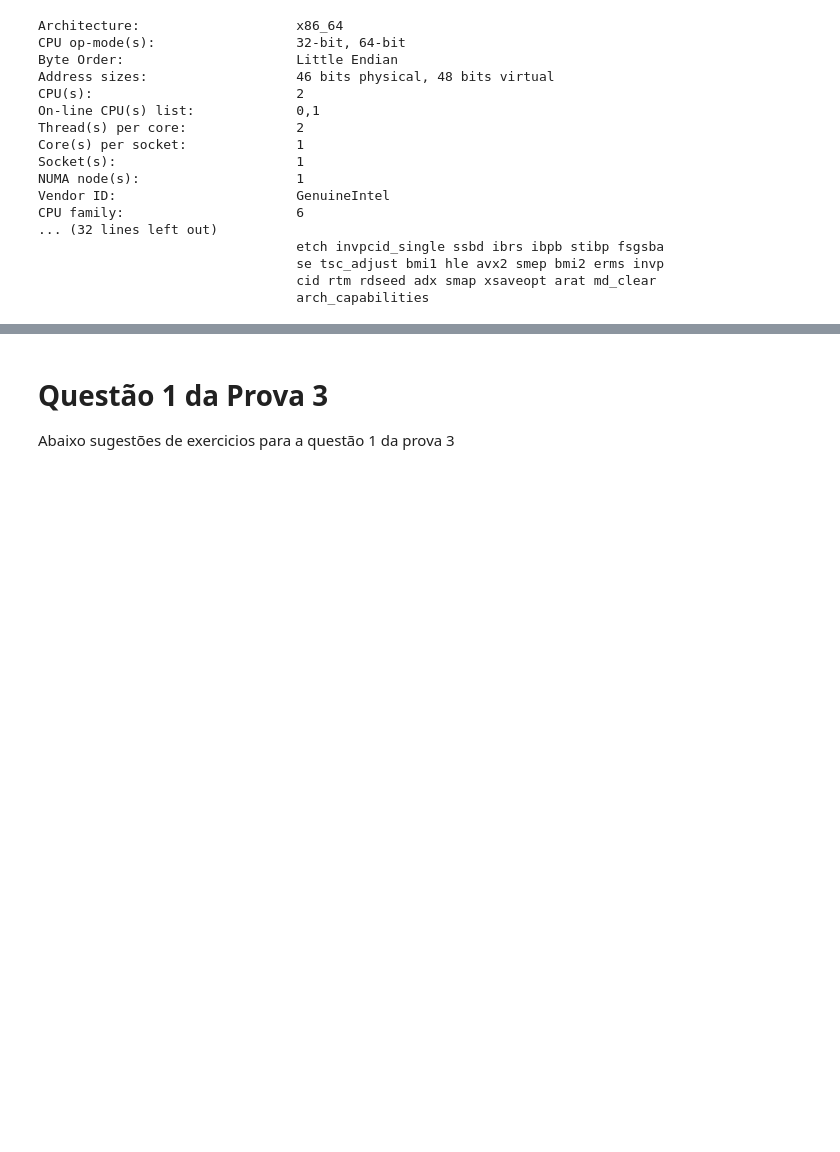
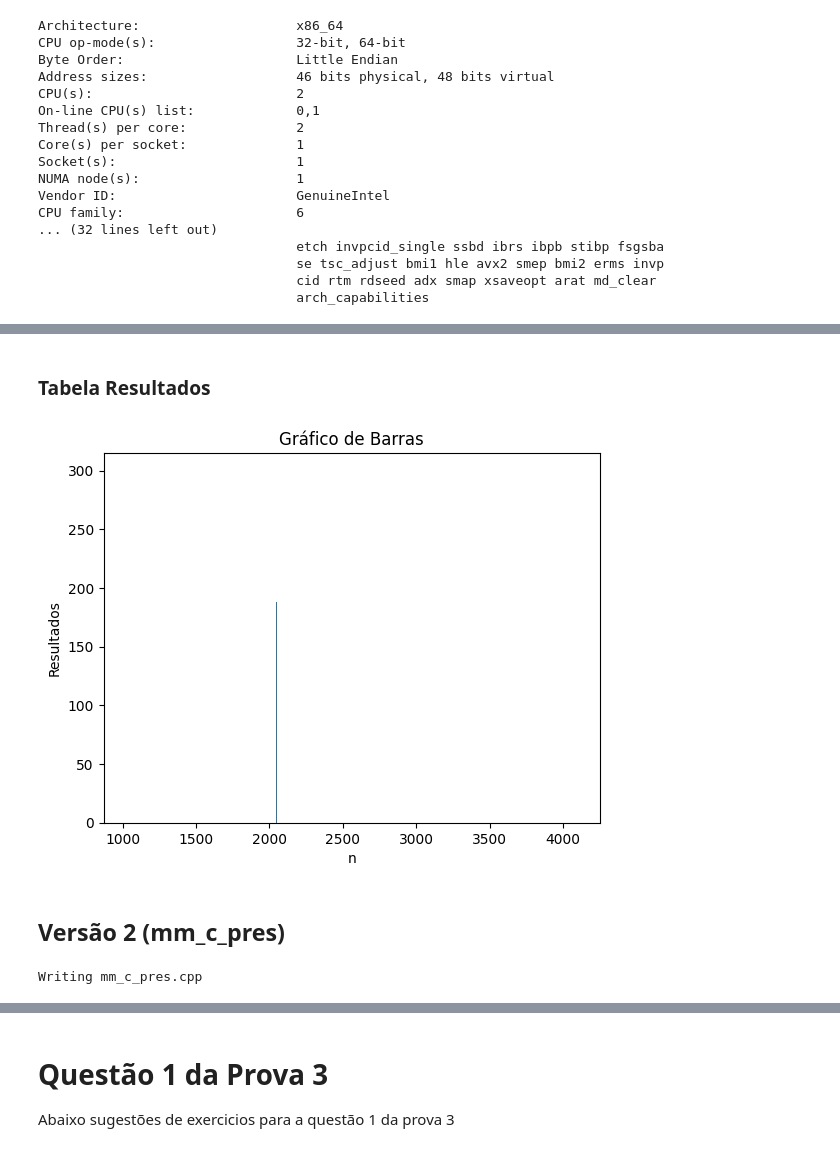
Before and after one commit to jpmedras/inf450_2023-1, a Jupyter notebook: Valgrind_Simulador_de_Cache.ipynb, the cells around one changed output, grey strips where cells are left out. Saved outputs shown, nothing was run; the diff lists cells and outputs as text; code cells hidden in the pictures; blank space fills up the shorter version.

```diff
--- a/Valgrind_Simulador_de_Cache.ipynb
+++ b/Valgrind_Simulador_de_Cache.ipynb
@@ -959,0 +1011,62 @@ CPU family:                      6
+# %% [markdown]
+### Tabela Resultados
+# %%
+import matplotlib.pyplot as plt
+
+n = [1024, 2048, 4096]
+resultados = [16.539150, 187.753632, 300]
+
+plt.bar(n, resultados)
+plt.xlabel('n')
+plt.ylabel('Resultados')
+plt.title('Gráfico de Barras')
+plt.show()
+# %% [output]
+[figure, added]
+# %% [markdown]
+## Versão 2 (mm_c_pres)
+# %%
+%%writefile mm_c_pres.cpp
+
+#include <stdlib.h>
+#include <stdio.h>
+#include <sys/time.h>
+
+#define n 1024
+double A[n][n];
+double B[n][n];
+double C[n][n];
+
+float tdiff(struct timeval *start,
+	    struct timeval *end) {
+  return (end->tv_sec-start->tv_sec) +
+    1e-6*(end->tv_usec-start->tv_usec);
+}
+
+int main(int argc,
+         const char *argv[]) {
+  for (int i = 0; i < n; ++i) {
+    for (int j = 0; j < n; ++j) {
+      A[i][j] = (double)rand() / (double)RAND_MAX;
+      B[i][j] = (double)rand() / (double)RAND_MAX;
+      C[i][j] = 0;
+    }
+  }
+
+  struct timeval start, end;
+  gettimeofday(&start, NULL);
+
+  for (int i = 0; i < n; ++i) {
+    for (int j = 0; j < n; ++j) {
+      for (int k = 0; k < n; ++k) {
+        C[i][j] += A[i][k] * B[k][j];
+      }
+    }
+  }
+
+  gettimeofday(&end, NULL);
+  printf("%0.6f\n", tdiff(&start, &end));
+  return 0;
+}
+# %% [output]
+Writing mm_c_pres.cpp
```
Also changed, not shown: parts of 18 cells of this notebook.
